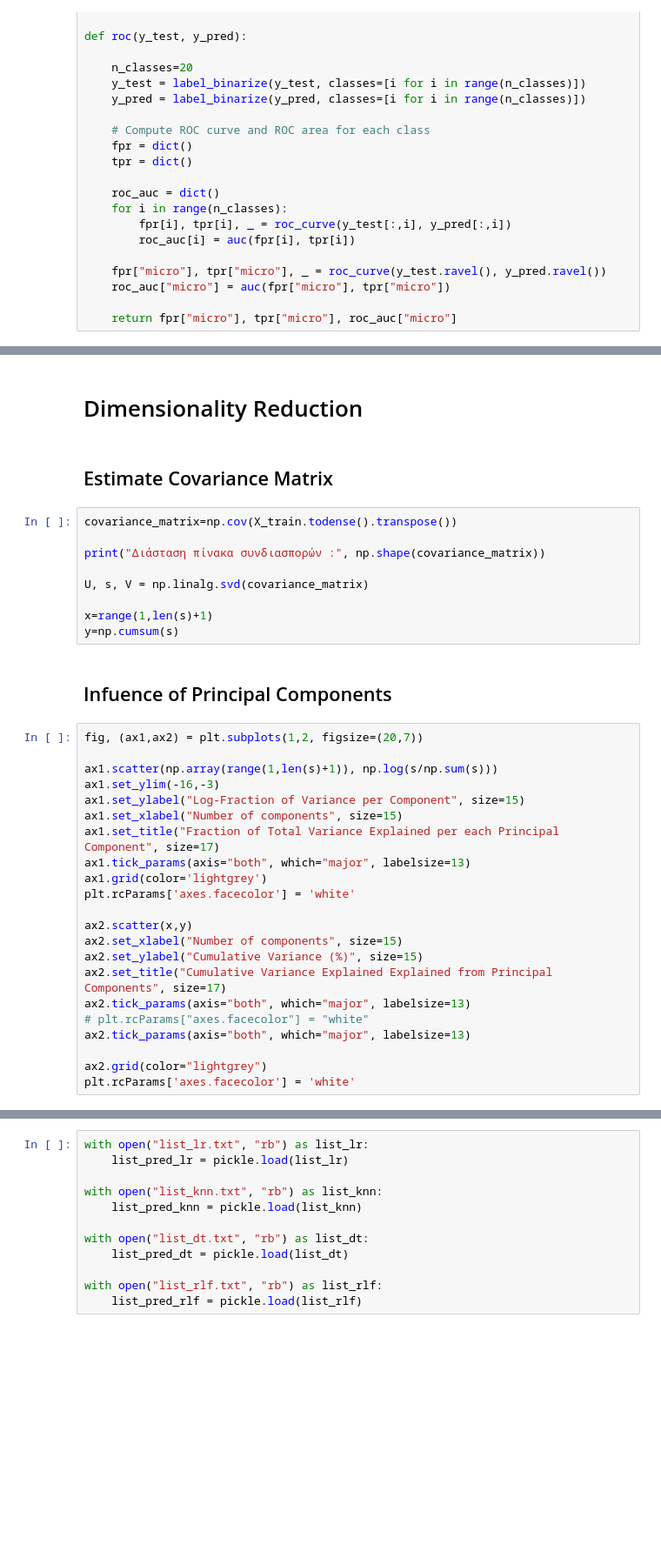
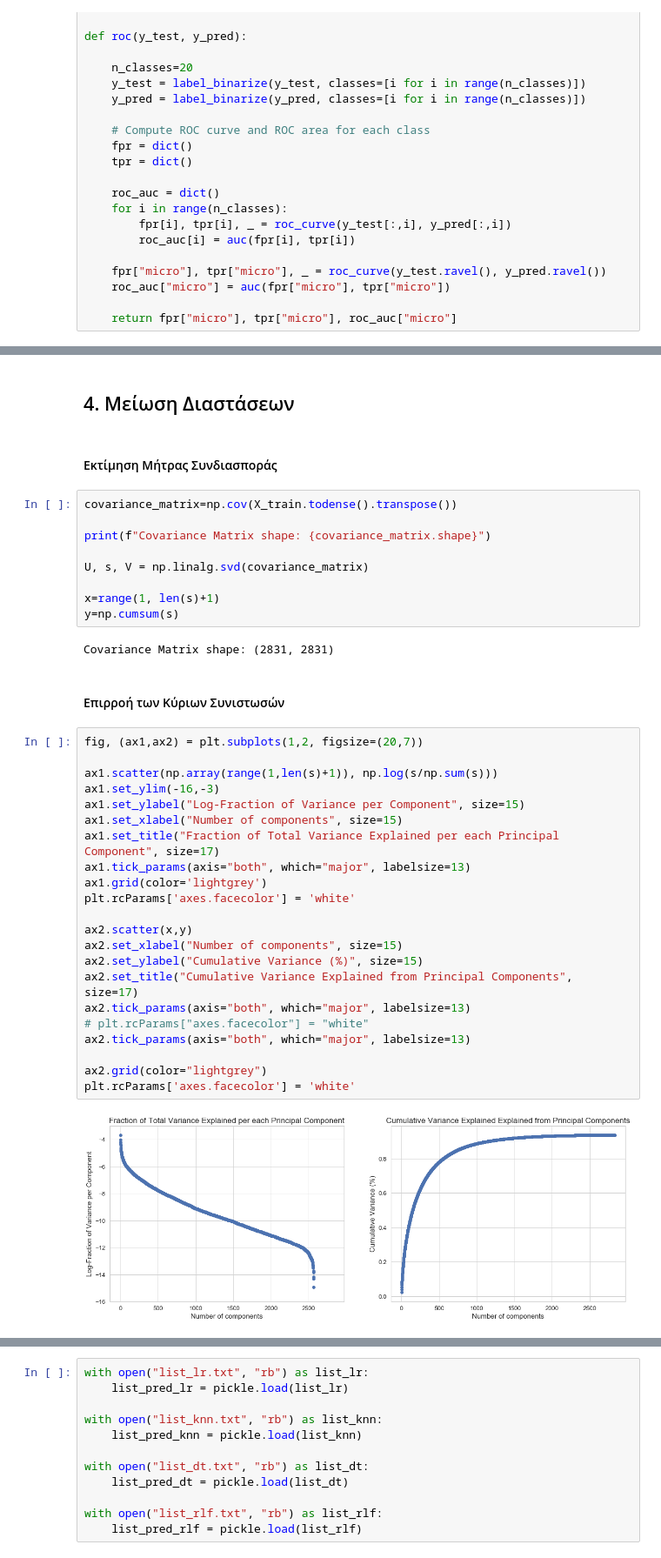
Before and after one commit to dimzog/Whats-Cooking-Machine-Learning, a Jupyter notebook: whatscooking.ipynb, the cells around one changed output, grey strips where cells are left out. Shown at 87% size. Saved outputs shown, nothing was run; the diff lists cells and outputs as text; blank space fills up the shorter version.

```diff
--- a/whatscooking.ipynb
+++ b/whatscooking.ipynb
@@ -856,37 +1018,41 @@ print(f"Elapsed: {round(elapsed/60,1)} min")
-# %% [markdown]
-# Dimensionality Reduction
-# %% [markdown]
-## Estimate Covariance Matrix
+# %% [markdown]
+## 4. Μείωση Διαστάσεων
+# %% [markdown]
+#### Εκτίμηση Μήτρας Συνδιασποράς
 # %%
 covariance_matrix=np.cov(X_train.todense().transpose())
 
-print("Διάσταση πίνακα συνδιασπορών :", np.shape(covariance_matrix))
+print(f"Covariance Matrix shape: {covariance_matrix.shape}")
 
 U, s, V = np.linalg.svd(covariance_matrix)
 
-x=range(1,len(s)+1)
+x=range(1, len(s)+1)
 y=np.cumsum(s)
+# %% [output]
+Covariance Matrix shape: (2831, 2831)
-# %% [markdown]
-## Infuence of Principal Components
+# %% [markdown]
+#### Επιρροή των Κύριων Συνιστωσών
 # %%
 fig, (ax1,ax2) = plt.subplots(1,2, figsize=(20,7))
 
 ax1.scatter(np.array(range(1,len(s)+1)), np.log(s/np.sum(s)))
 ax1.set_ylim(-16,-3)
 ax1.set_ylabel("Log-Fraction of Variance per Component", size=15)
 ax1.set_xlabel("Number of components", size=15)
 ax1.set_title("Fraction of Total Variance Explained per each Principal Component", size=17)
 ax1.tick_params(axis="both", which="major", labelsize=13)
 ax1.grid(color='lightgrey')
 plt.rcParams['axes.facecolor'] = 'white'
 
 ax2.scatter(x,y)
 ax2.set_xlabel("Number of components", size=15)
 ax2.set_ylabel("Cumulative Variance (%)", size=15)
-ax2.set_title("Cumulative Variance Explained Explained from Principal Components", size=17)
+ax2.set_title("Cumulative Variance Explained from Principal Components", size=17)
 ax2.tick_params(axis="both", which="major", labelsize=13)
 # plt.rcParams["axes.facecolor"] = "white"
 ax2.tick_params(axis="both", which="major", labelsize=13)
 
 ax2.grid(color="lightgrey")
 plt.rcParams['axes.facecolor'] = 'white'
+# %% [output]
+[figure, added]
```
Also changed, not shown: parts of 75 cells of this notebook, 11 other files.
